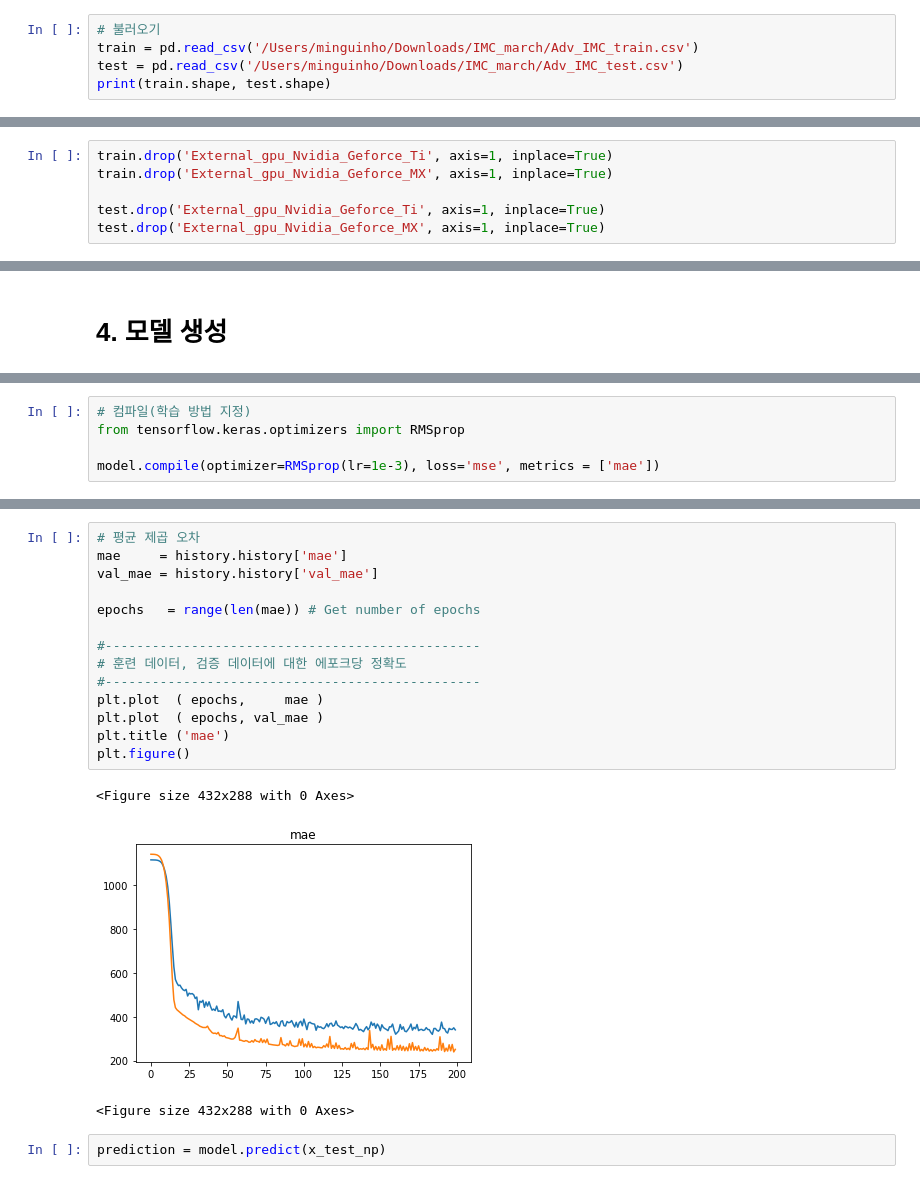
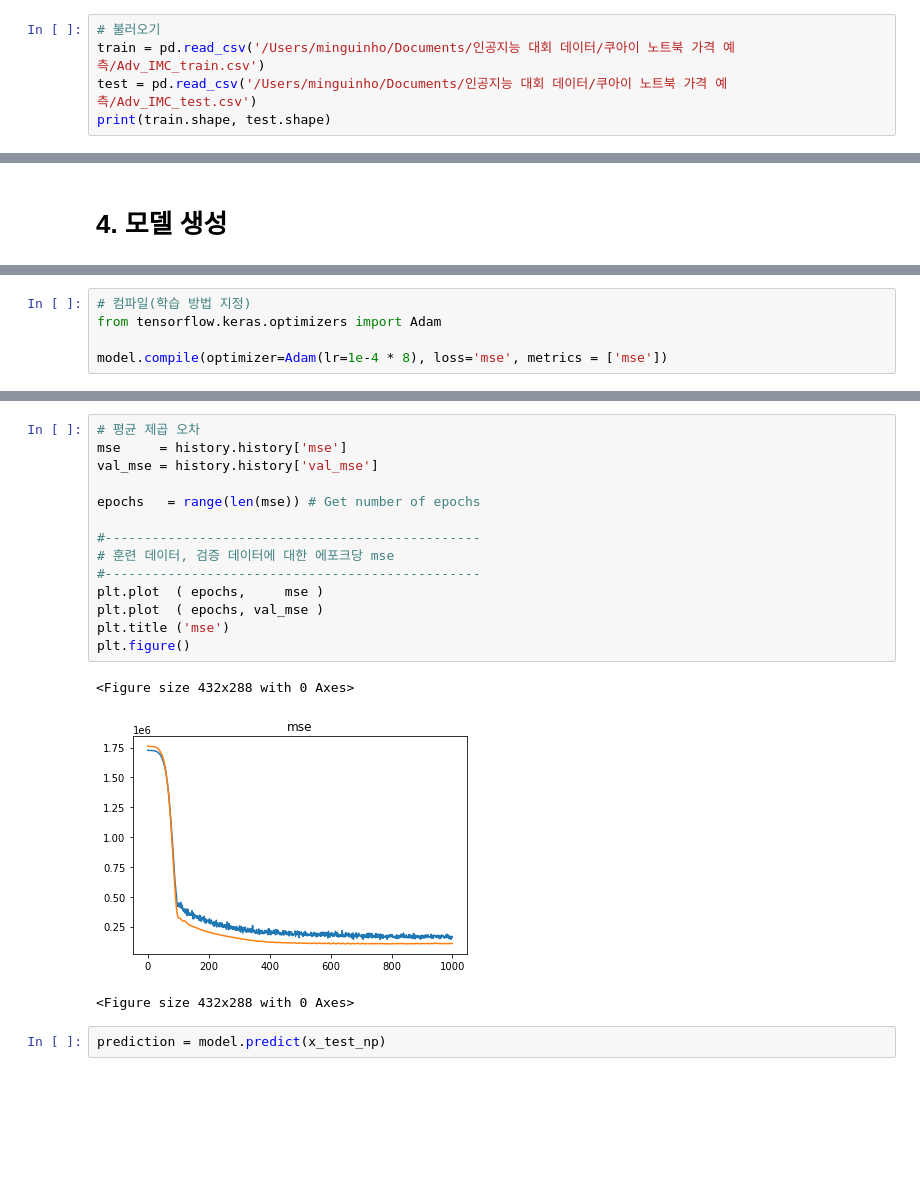
Before and after one commit to minguinho26/My-ML_Study, a Jupyter notebook: 쿠아이/IMC_march/김민규_Adv_solution.ipynb, the cells around one changed output, grey strips where cells are left out. Cells and saved outputs as stored; diff of their text form; blank space fills up the shorter version.

```diff
--- a/쿠아이/IMC_march/김민규_Adv_solution.ipynb
+++ b/쿠아이/IMC_march/김민규_Adv_solution.ipynb
@@ -19,8 +19,8 @@ pd.set_option('display.max_rows', 200)
 pd.set_option('display.max_columns', 100)
 # %%
 # 불러오기
-train = pd.read_csv('/Users/minguinho/Downloads/IMC_march/Adv_IMC_train.csv')
-test = pd.read_csv('/Users/minguinho/Downloads/IMC_march/Adv_IMC_test.csv')
+train = pd.read_csv('/Users/minguinho/Documents/인공지능 대회 데이터/쿠아이 노트북 가격 예측/Adv_IMC_train.csv')
+test = pd.read_csv('/Users/minguinho/Documents/인공지능 대회 데이터/쿠아이 노트북 가격 예측/Adv_IMC_test.csv')
 print(train.shape, test.shape)
 # %% [output]
 (1042, 12) (261, 11)
@@ -4646,12 +4517,6 @@ Data columns (total 71 columns):
  70  price                            1034 non-null   float64
 dtypes: float64(36), int64(31), object(4)
 memory usage: 573.7+ KB
-# %%
-train.drop('External_gpu_Nvidia_Geforce_Ti', axis=1, inplace=True)
-train.drop('External_gpu_Nvidia_Geforce_MX', axis=1, inplace=True)
-
-test.drop('External_gpu_Nvidia_Geforce_Ti', axis=1, inplace=True)
-test.drop('External_gpu_Nvidia_Geforce_MX', axis=1, inplace=True)
 # %%
 train.insert(61, 'External_gpu_Nvidia_Geforce_Ti', 0)
 train.insert(62, 'External_gpu_Nvidia_Geforce_MX', 0)
@@ -5477,9 +5292,9 @@ model.add(Dense(1))
 # 활성화 함수로 0~1사이의 값을 만드는게 아니라 가격 예측이기 때문에 활성화 함수를 지정하지 않았다.
 # %%
 # 컴파일(학습 방법 지정)
-from tensorflow.keras.optimizers import RMSprop
+from tensorflow.keras.optimizers import Adam
 
-model.compile(optimizer=RMSprop(lr=1e-3), loss='mse', metrics = ['mae'])
+model.compile(optimizer=Adam(lr=1e-4 * 8), loss='mse', metrics = ['mse'])
 # %%
 model.summary() # 모델의 간략 정보 출력.
 # %% [output]
@@ -5523,20 +5338,20 @@ Epoch 00200: val_mae did not improve from 239.64191
 # %%
 # 평균 제곱 오차
-mae     = history.history['mae']
-val_mae = history.history['val_mae']
+mse     = history.history['mse']
+val_mse = history.history['val_mse']
 
-epochs   = range(len(mae)) # Get number of epochs
+epochs   = range(len(mse)) # Get number of epochs
 
 #------------------------------------------------
-# 훈련 데이터, 검증 데이터에 대한 에포크당 정확도
+# 훈련 데이터, 검증 데이터에 대한 에포크당 mse
 #------------------------------------------------
-plt.plot  ( epochs,     mae )
-plt.plot  ( epochs, val_mae )
-plt.title ('mae')
+plt.plot  ( epochs,     mse )
+plt.plot  ( epochs, val_mse )
+plt.title ('mse')
 plt.figure()
 # %% [output]
 <Figure size 432x288 with 0 Axes>
-[figure, old version]
+[figure, new version]
 <Figure size 432x288 with 0 Axes>
 # %%
 prediction = model.predict(x_test_np)
```
Also changed, not shown: parts of 35 cells of this notebook, 14 other files.
